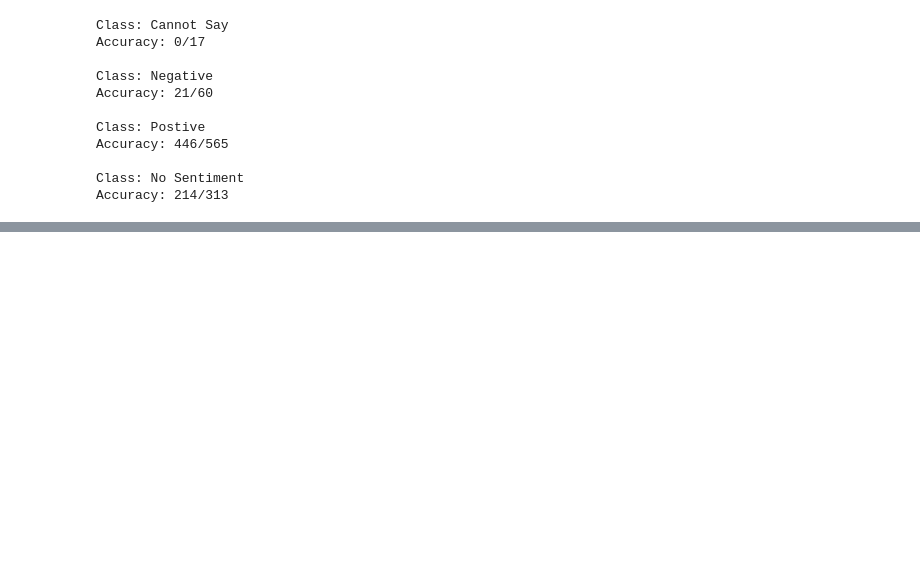
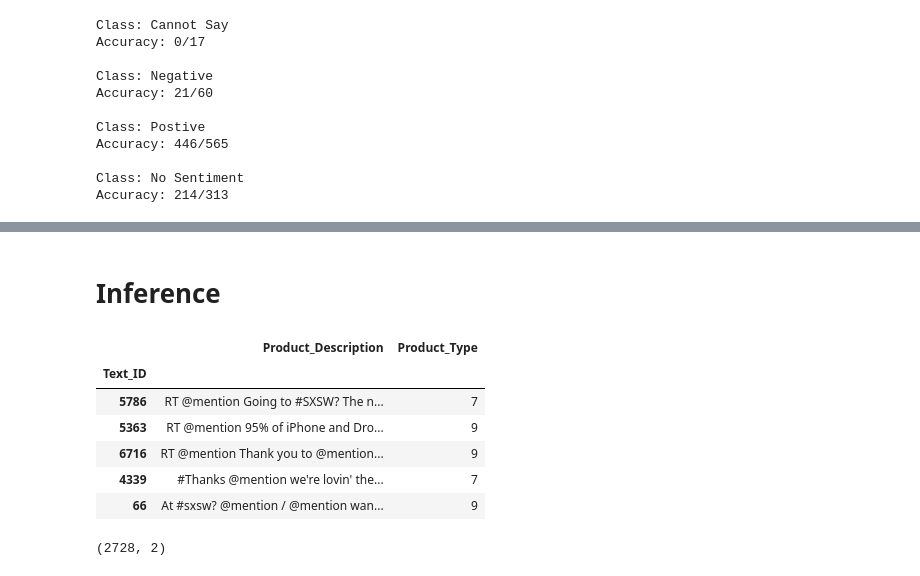
Before and after one commit to mathubhalan/BERT-NLP, a Jupyter notebook: BERT_Sentimentanalysis.ipynb, the cells around one changed output, grey strips where cells are left out. Drawn from its saved outputs; the diff is of its cells as text; code cells hidden in the pictures; blank space fills up the shorter version.

```diff
--- a/BERT_Sentimentanalysis.ipynb
+++ b/BERT_Sentimentanalysis.ipynb
@@ -377,0 +400,19 @@ Accuracy: 214/313
+# %% [markdown]
+# Inference
+# %%
+df_infer = pd.read_csv("Test.csv")
+df_infer.set_index("Text_ID", inplace=True)
+# %%
+df_infer.head()
+# %% [output]
+|  | Product_Description | Product_Type |
+| Text_ID |  |  |
+| 5786 | RT @mention Going to #SXSW? The n... | 7 |
+| 5363 | RT @mention 95% of iPhone and Dro... | 9 |
+| 6716 | RT @mention Thank you to @mention... | 9 |
+| 4339 | #Thanks @mention we're lovin' the... | 7 |
+| 66 | At #sxsw? @mention / @mention wan... | 9 |
+# %%
+df_infer.shape
+# %% [output]
+(2728, 2)
```
Also changed, not shown: parts of 29 cells of this notebook.
